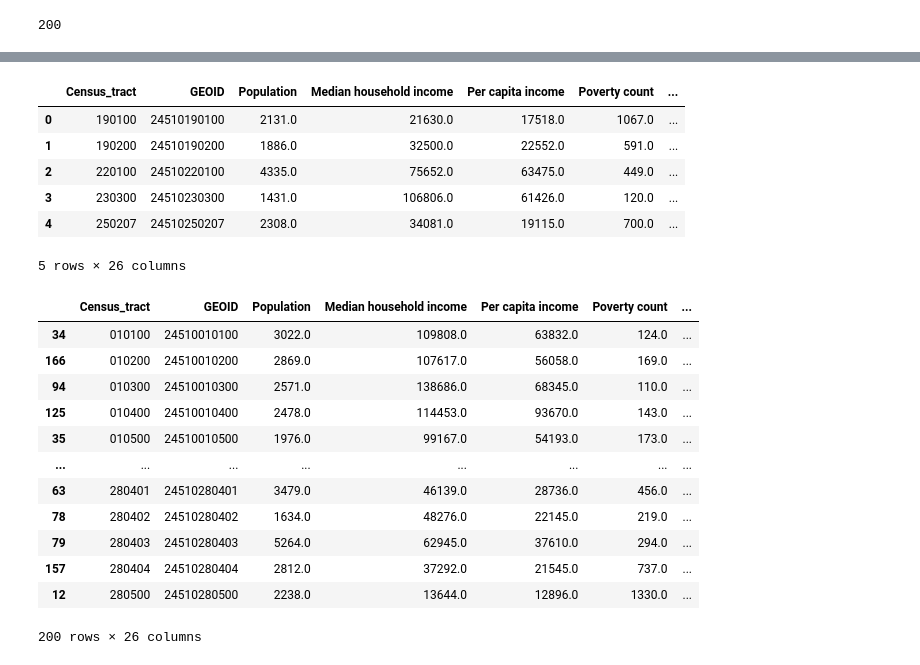
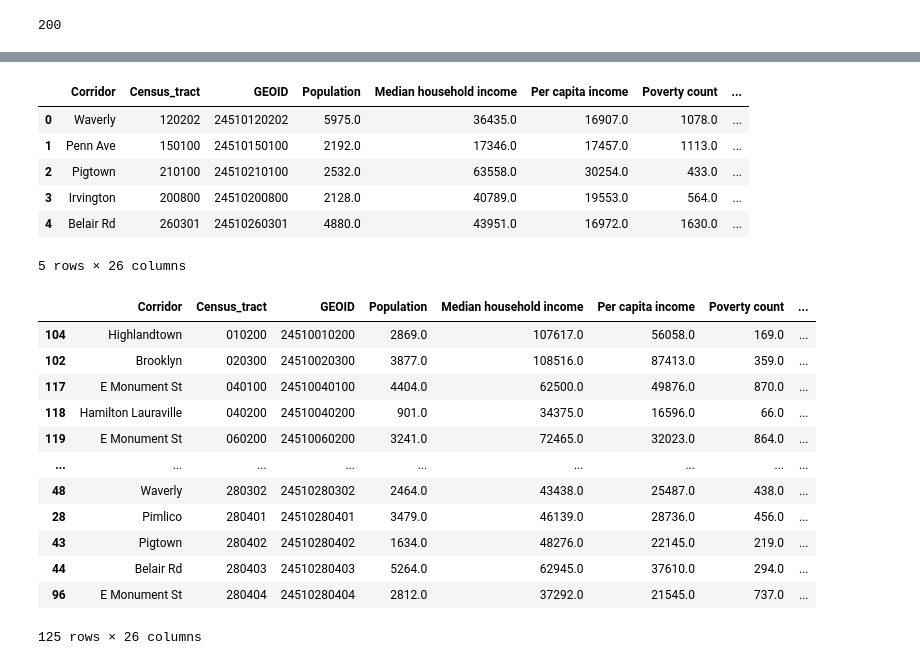
Before and after one commit to Jenkir/Land_Use_Commitee_CC_Analysis, a Jupyter notebook: corridors_census_2016.ipynb, the cells around one changed output, grey strips where cells are left out. Cells and saved outputs as stored; diff of their text form; code cells hidden in the pictures.

Commit message:
Added corridor names to match to GEOIDs

```diff
--- a/corridors_census_2016.ipynb
+++ b/corridors_census_2016.ipynb
@@ -550,0 +632,2 @@ tract_count
+# %%
+corr_key_df["GEOID"] = corr_key_df["GEOID"].astype('int64')
@@ -550,0 +640,15 @@ tract_count
+# %%
+# merge the census_joined dataframe with the corr_key_df dataframe on the common column "GEOID"
+
+corridors_df = pd.merge(
+    census_joined, corr_key_df, on="GEOID")
+
+# remove any columns with NaN ("Not a Number"), used for missing values, by using .dropna()
+corridors_df = corridors_df.dropna()
+# %%
+# reset the index numbers for the dataframe (the first column)
+corridors_df = corridors_df.reset_index(drop=True)
+
+# remove the "county" column as it is not needed
+corridors_df = corridors_df.drop(["county"], axis=1)
+corridors_df
@@ -551,38 +669,38 @@ tract_count
 # %%
 # Change order of columns in DataFrame by using double brackets
-census_joined = census_joined[["Census_tract", "GEOID", "Population", "Median household income",
+corridors_df = corridors_df[["Corridor", "Census_tract", "GEOID", "Population", "Median household income",
                        "Per capita income", "Poverty count", "Poverty rate", "Unemployment rate",
                        "# employed, age 16+", "Unemployment count",
                       "# persons age 25+ graduated high school", "# persons age 25+ with Bachelor's degree",
                       "Median age","Pop. white", "Pop. Black", "Pop. 2 or more races", "Pop. Hispanic origin",
                       "Pop. Asian","Total pop. in occupied housing units by tenure", "Total owner-occupied units", "Total renter-occupied units",
                       "Pop. <18 years", "Pop. working age", "Pop. 65+ years",
-                      "Labor force status by presence of computer/ internet in HH", "county"]]
+                      "Labor force status by presence of computer/ internet in HH"]]
 
-census_joined.head()
+corridors_df.head()
 # %% [output]
-|  | Census_tract | GEOID | Population | Median household income | Per capita income | Poverty count | ... |
-| 0 | 190100 | 24510190100 | 2131.0 | 21630.0 | 17518.0 | 1067.0 | ... |
-| 1 | 190200 | 24510190200 | 1886.0 | 32500.0 | 22552.0 | 591.0 | ... |
-| 2 | 220100 | 24510220100 | 4335.0 | 75652.0 | 63475.0 | 449.0 | ... |
-| 3 | 230300 | 24510230300 | 1431.0 | 106806.0 | 61426.0 | 120.0 | ... |
-| 4 | 250207 | 24510250207 | 2308.0 | 34081.0 | 19115.0 | 700.0 | ... |
+|  | Corridor | Census_tract | GEOID | Population | Median household income | Per capita income | Poverty count | ... |
+| 0 | Waverly | 120202 | 24510120202 | 5975.0 | 36435.0 | 16907.0 | 1078.0 | ... |
+| 1 | Penn Ave | 150100 | 24510150100 | 2192.0 | 17346.0 | 17457.0 | 1113.0 | ... |
+| 2 | Pigtown | 210100 | 24510210100 | 2532.0 | 63558.0 | 30254.0 | 433.0 | ... |
+| 3 | Irvington | 200800 | 24510200800 | 2128.0 | 40789.0 | 19553.0 | 564.0 | ... |
+| 4 | Belair Rd | 260301 | 24510260301 | 4880.0 | 43951.0 | 16972.0 | 1630.0 | ... |
 5 rows × 26 columns
 # %%
 # sort the column "Census_tract" so that it is easier to compare with other years that we are going to pull in another notebook
-census_2016_FINAL =census_joined.sort_values("Census_tract")
+census_2016_FINAL =corridors_df.sort_values("Census_tract")
 census_2016_FINAL
 # %% [output]
-|  | Census_tract | GEOID | Population | Median household income | Per capita income | Poverty count | ... |
-| 34 | 010100 | 24510010100 | 3022.0 | 109808.0 | 63832.0 | 124.0 | ... |
-| 166 | 010200 | 24510010200 | 2869.0 | 107617.0 | 56058.0 | 169.0 | ... |
-| 94 | 010300 | 24510010300 | 2571.0 | 138686.0 | 68345.0 | 110.0 | ... |
-| 125 | 010400 | 24510010400 | 2478.0 | 114453.0 | 93670.0 | 143.0 | ... |
-| 35 | 010500 | 24510010500 | 1976.0 | 99167.0 | 54193.0 | 173.0 | ... |
-| ... | ... | ... | ... | ... | ... | ... | ... |
-| 63 | 280401 | 24510280401 | 3479.0 | 46139.0 | 28736.0 | 456.0 | ... |
-| 78 | 280402 | 24510280402 | 1634.0 | 48276.0 | 22145.0 | 219.0 | ... |
-| 79 | 280403 | 24510280403 | 5264.0 | 62945.0 | 37610.0 | 294.0 | ... |
-| 157 | 280404 | 24510280404 | 2812.0 | 37292.0 | 21545.0 | 737.0 | ... |
-| 12 | 280500 | 24510280500 | 2238.0 | 13644.0 | 12896.0 | 1330.0 | ... |
+|  | Corridor | Census_tract | GEOID | Population | Median household income | Per capita income | Poverty count | ... |
+| 104 | Highlandtown | 010200 | 24510010200 | 2869.0 | 107617.0 | 56058.0 | 169.0 | ... |
+| 102 | Brooklyn | 020300 | 24510020300 | 3877.0 | 108516.0 | 87413.0 | 359.0 | ... |
+| 117 | E Monument St | 040100 | 24510040100 | 4404.0 | 62500.0 | 49876.0 | 870.0 | ... |
+| 118 | Hamilton Lauraville | 040200 | 24510040200 | 901.0 | 34375.0 | 16596.0 | 66.0 | ... |
+| 119 | E Monument St | 060200 | 24510060200 | 3241.0 | 72465.0 | 32023.0 | 864.0 | ... |
+| ... | ... | ... | ... | ... | ... | ... | ... | ... |
+| 48 | Waverly | 280302 | 24510280302 | 2464.0 | 43438.0 | 25487.0 | 438.0 | ... |
+| 28 | Pimlico | 280401 | 24510280401 | 3479.0 | 46139.0 | 28736.0 | 456.0 | ... |
+| 43 | Pigtown | 280402 | 24510280402 | 1634.0 | 48276.0 | 22145.0 | 219.0 | ... |
+| 44 | Belair Rd | 280403 | 24510280403 | 5264.0 | 62945.0 | 37610.0 | 294.0 | ... |
+| 96 | E Monument St | 280404 | 24510280404 | 2812.0 | 37292.0 | 21545.0 | 737.0 | ... |
-200 rows × 26 columns
+125 rows × 26 columns
```
Also changed, not shown: parts of 12 cells of this notebook, 8 other files.
